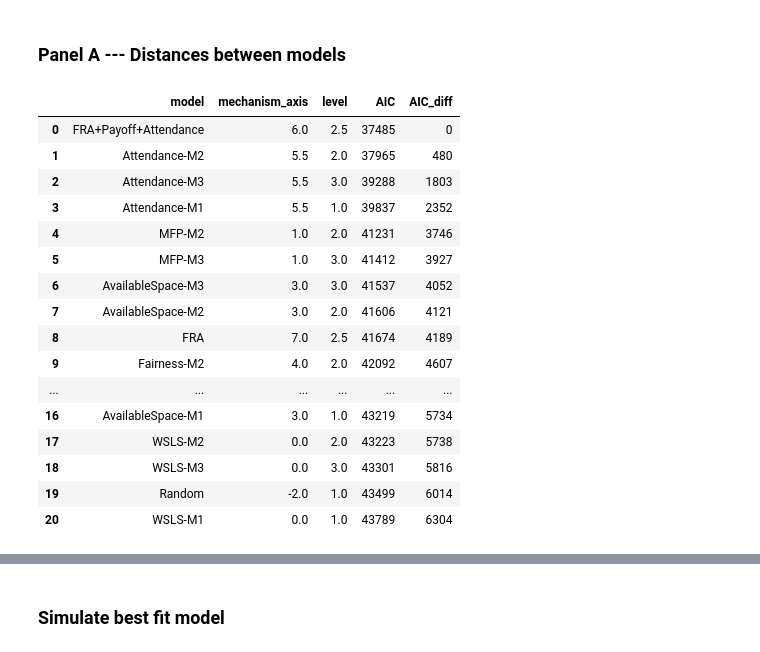
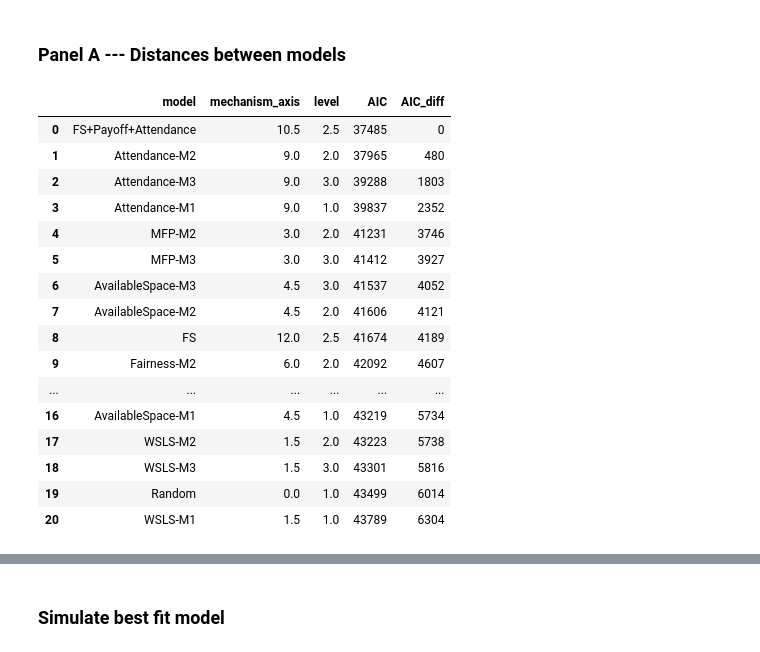
Before and after one commit to EAndrade-Lotero/Cognitive_Models_El_Farol_Bar_Problem, a Jupyter notebook: Figures for article/Short_Fig3.ipynb, the cells around one changed output, grey strips where cells are left out. Drawn from its saved outputs; the diff is of its cells as text; code cells hidden in the pictures.

```diff
--- a/Figures for article/Short_Fig3.ipynb
+++ b/Figures for article/Short_Fig3.ipynb
@@ -108,16 +109,27 @@ dict_mechanisms = {
 }
 
 # For each *base* model, list which high-level mechanisms it belongs to (by index).
+# dict_x = {
+#     'FRA+Payoff+Attendance': 6,
+#     'FRA': 7,
+#     'Attendance': 5.5,
+#     'Payoff': 5,
+#     'Fairness': 4,
+#     'AvailableSpace': 3,
+#     'MFP': 1,
+#     'WSLS': 0,
+#     'Random': -2
+# }
 dict_x = {
-    'FRA+Payoff+Attendance': 6,
-    'FRA': 7,
-    'Attendance': 5.5,
-    'Payoff': 5,
-    'Fairness': 4,
-    'AvailableSpace': 3,
-    'MFP': 1,
-    'WSLS': 0,
-    'Random': -2
+    'FRA+Payoff+Attendance': 10.5,
+    'FRA': 12,
+    'Attendance': 9,
+    'Payoff': 7.5,
+    'Fairness': 6,
+    'AvailableSpace': 4.5,
+    'MFP': 3,
+    'WSLS': 1.5,
+    'Random': 0
 }
 # %%
 # ----- Helpers -----
@@ -173,32 +185,33 @@ def model_distance(a: str, b: str):
 # %%
 # Coordinates for mechanisms
 X = np.array([dict_x[base_for_model(x)] for x in models], dtype=float)
 Y = np.array([level_for_model(x) for x in models], dtype=float)
 
 emb_df = pd.DataFrame({
     'model': models,
     'mechanism_axis': X,  # learned 1D mechanism embedding
     'level': Y,             # explicit ordinal level axis
     'AIC': df_all['AIC'].values,
     'AIC_diff': df_all['AIC_diff'].values
 })
+emb_df['model'] = emb_df['model'].apply(lambda x: x.replace('FRA', 'FS'))
 
 emb_df
 # %% [output]
 |  | model | mechanism_axis | level | AIC | AIC_diff |
-| 0 | FRA+Payoff+Attendance | 6.0 | 2.5 | 37485 | 0 |
-| 1 | Attendance-M2 | 5.5 | 2.0 | 37965 | 480 |
-| 2 | Attendance-M3 | 5.5 | 3.0 | 39288 | 1803 |
-| 3 | Attendance-M1 | 5.5 | 1.0 | 39837 | 2352 |
-| 4 | MFP-M2 | 1.0 | 2.0 | 41231 | 3746 |
-| 5 | MFP-M3 | 1.0 | 3.0 | 41412 | 3927 |
-| 6 | AvailableSpace-M3 | 3.0 | 3.0 | 41537 | 4052 |
-| 7 | AvailableSpace-M2 | 3.0 | 2.0 | 41606 | 4121 |
-| 8 | FRA | 7.0 | 2.5 | 41674 | 4189 |
-| 9 | Fairness-M2 | 4.0 | 2.0 | 42092 | 4607 |
+| 0 | FS+Payoff+Attendance | 10.5 | 2.5 | 37485 | 0 |
+| 1 | Attendance-M2 | 9.0 | 2.0 | 37965 | 480 |
+| 2 | Attendance-M3 | 9.0 | 3.0 | 39288 | 1803 |
+| 3 | Attendance-M1 | 9.0 | 1.0 | 39837 | 2352 |
+| 4 | MFP-M2 | 3.0 | 2.0 | 41231 | 3746 |
+| 5 | MFP-M3 | 3.0 | 3.0 | 41412 | 3927 |
+| 6 | AvailableSpace-M3 | 4.5 | 3.0 | 41537 | 4052 |
+| 7 | AvailableSpace-M2 | 4.5 | 2.0 | 41606 | 4121 |
+| 8 | FS | 12.0 | 2.5 | 41674 | 4189 |
+| 9 | Fairness-M2 | 6.0 | 2.0 | 42092 | 4607 |
 | ... | ... | ... | ... | ... | ... |
-| 16 | AvailableSpace-M1 | 3.0 | 1.0 | 43219 | 5734 |
-| 17 | WSLS-M2 | 0.0 | 2.0 | 43223 | 5738 |
-| 18 | WSLS-M3 | 0.0 | 3.0 | 43301 | 5816 |
-| 19 | Random | -2.0 | 1.0 | 43499 | 6014 |
-| 20 | WSLS-M1 | 0.0 | 1.0 | 43789 | 6304 |
+| 16 | AvailableSpace-M1 | 4.5 | 1.0 | 43219 | 5734 |
+| 17 | WSLS-M2 | 1.5 | 2.0 | 43223 | 5738 |
+| 18 | WSLS-M3 | 1.5 | 3.0 | 43301 | 5816 |
+| 19 | Random | 0.0 | 1.0 | 43499 | 6014 |
+| 20 | WSLS-M1 | 1.5 | 1.0 | 43789 | 6304 |
```
Also changed, not shown: parts of 5 cells of this notebook, 2 other files.
